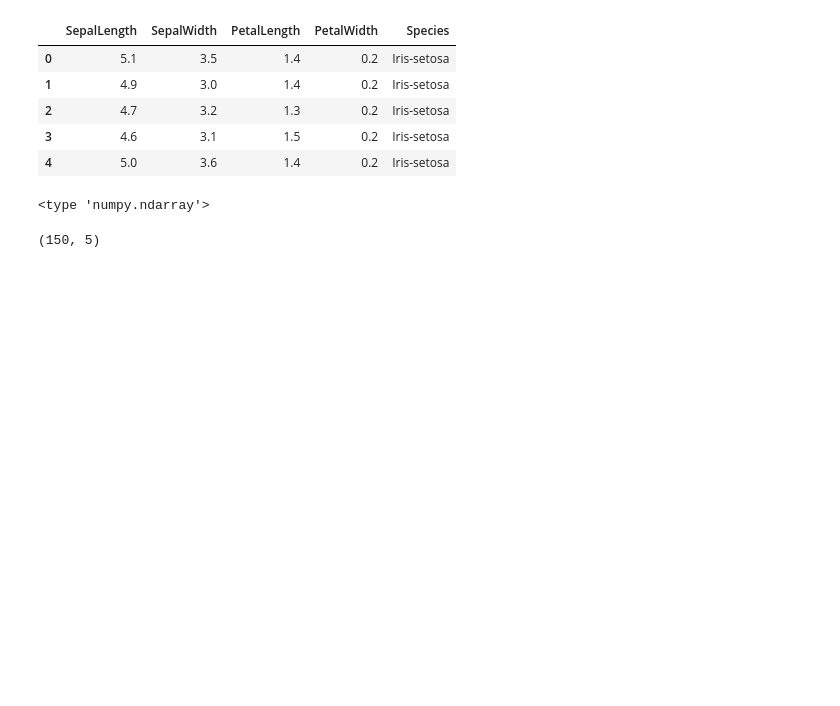
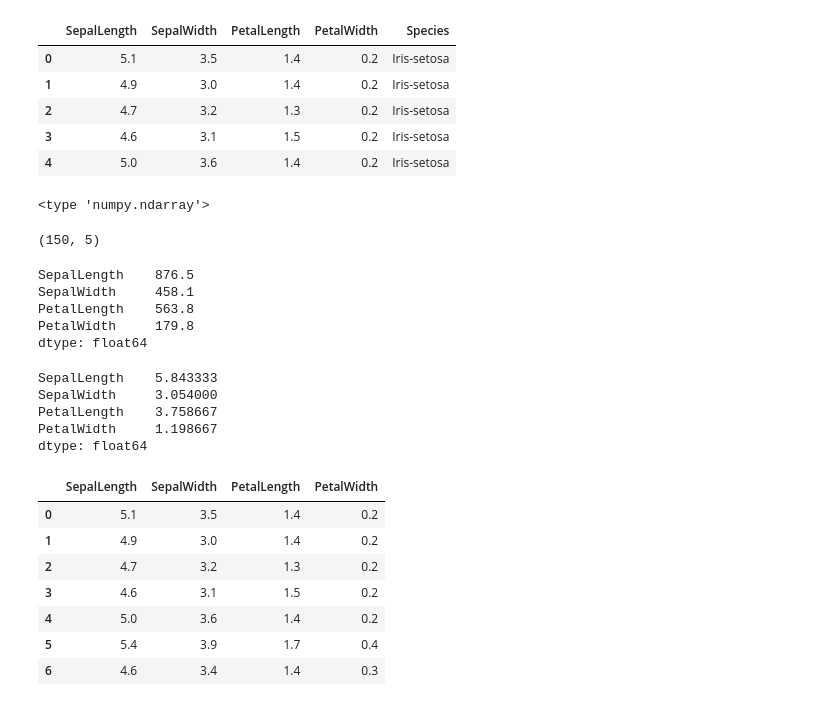
Before and after one commit to ambujtewari/stats607a-fall2014, a Jupyter notebook: Lecture 09.ipynb, the cells around one changed output. Saved outputs shown, nothing was run; the diff lists cells and outputs as text; code cells hidden in the pictures; blank space fills up the shorter version.

```diff
--- a/Lecture 09.ipynb
+++ b/Lecture 09.ipynb
@@ -271,3 +352,30 @@ print type(iris_vals)
 iris_vals.shape
 # %% [output]
 (150, 5)
+# %%
+iris_data.ix[:, :4].sum()  # sums of all columns from 0 through 4 (now excluded since we're using ix())
+# %% [output]
+SepalLength    876.5
+SepalWidth     458.1
+PetalLength    563.8
+PetalWidth     179.8
+dtype: float64
+# %%
+iris_data.ix[:, :4].mean()  # means of the same columns
+# %% [output]
+SepalLength    5.843333
+SepalWidth     3.054000
+PetalLength    3.758667
+PetalWidth     1.198667
+dtype: float64
+# %%
+iris_data.ix[:6, :4]  # rows 1 thru 6 (excluded) and cols 0 thru 4 (excluded)
+# %% [output]
+|  | SepalLength | SepalWidth | PetalLength | PetalWidth |
+| 0 | 5.1 | 3.5 | 1.4 | 0.2 |
+| 1 | 4.9 | 3.0 | 1.4 | 0.2 |
+| 2 | 4.7 | 3.2 | 1.3 | 0.2 |
+| 3 | 4.6 | 3.1 | 1.5 | 0.2 |
+| 4 | 5.0 | 3.6 | 1.4 | 0.2 |
+| 5 | 5.4 | 3.9 | 1.7 | 0.4 |
+| 6 | 4.6 | 3.4 | 1.4 | 0.3 |
```
Also changed, not shown: parts of 30 cells of this notebook.
